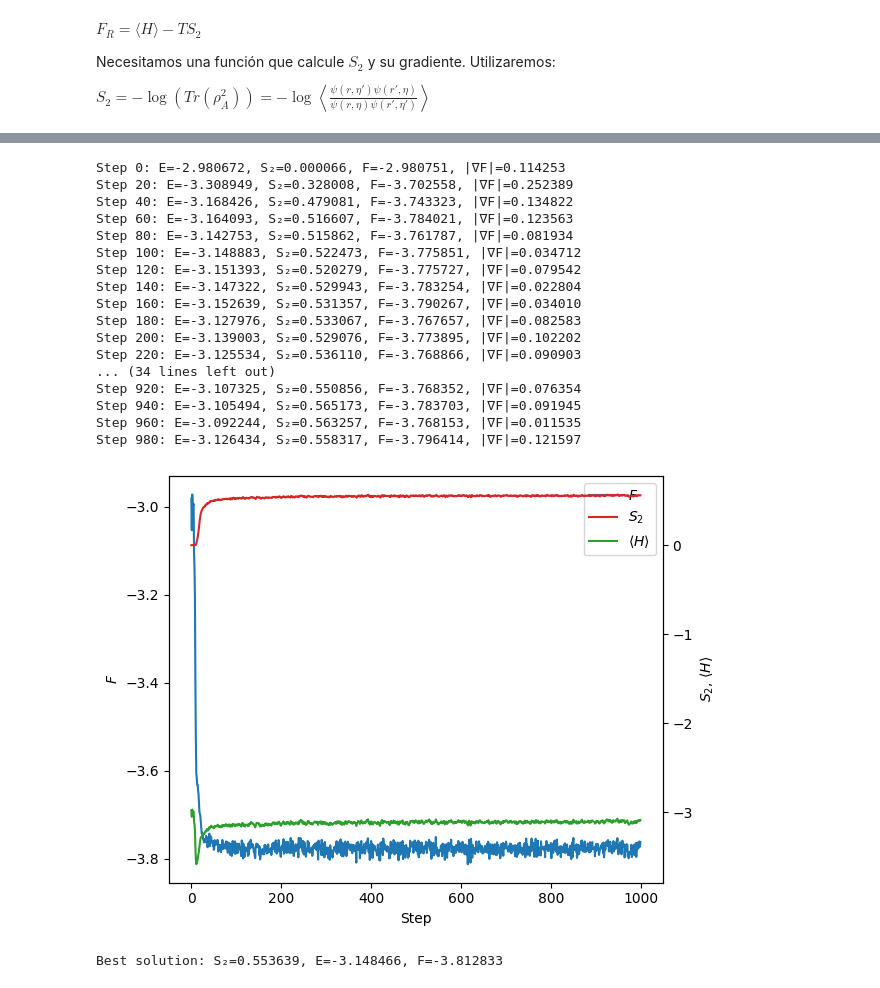
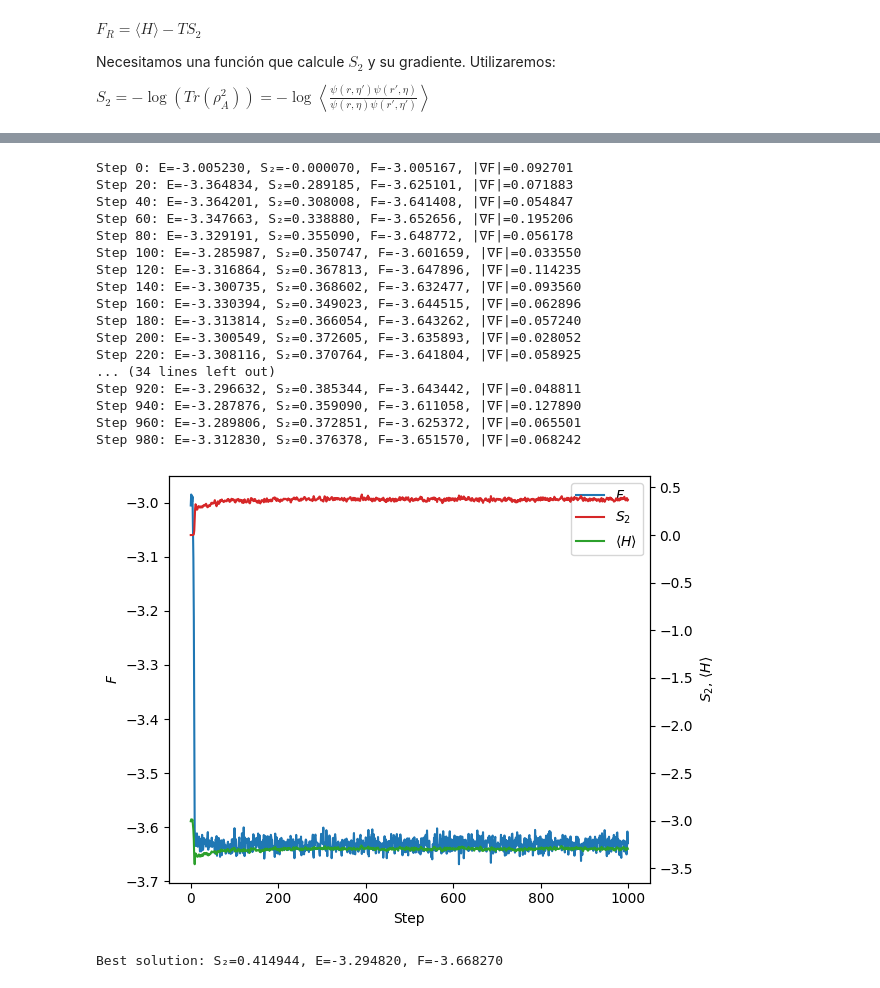
Before and after one commit to ismaelcastrouimp/TFM, a Jupyter notebook: Ancilla_Ising.ipynb, the cells around one changed output, grey strips where cells are left out. Drawn from its saved outputs; the diff is of its cells as text; code cells hidden in the pictures.

```diff
--- a/Ancilla_Ising.ipynb
+++ b/Ancilla_Ising.ipynb
@@ -1419,8 +1586,8 @@ class RBM_Z2(nn.Module):
 #Se busca el estado que maximiza S₂, en nuestro caso max(S₂)=ln(N+N_ancilla)
 
 partition = list(range(N))
-# sampler = nk.sampler.ExactSampler(hilbert=hi_extended)
-sampler = nk.sampler.MetropolisLocal(hi_extended)
+sampler = nk.sampler.ExactSampler(hilbert=hi_extended)
+# sampler = nk.sampler.MetropolisLocal(hi_extended)
 model = RBM_Z2(alpha=1, trivial_Z2=True)
 # model = GaugeFixedRBM(N)
 vstate = nk.vqs.MCState(sampler, model, n_samples=3008)
@@ -1440,7 +1607,8 @@ S2_obs = nk.experimental.observable.Renyi2EntanglementEntropy(hi_extended, parti
 
 for step in range(1000):
     S2_nk = vstate.expect(S2_obs).mean.real*np.log(2)
-    S2, S2_grad_2 = renyi2_entropy_and_grad_sampled(vstate, partition, vstate.n_samples)
+    # S2, S2_grad_2 = renyi2_entropy_and_grad_sampled(vstate, partition, vstate.n_samples)
+    S2, S2_grad_2 = renyi2_entropy_and_grad_reinforce(vstate, partition, vstate.n_samples)
     # S2, S2_grad_2 = renyi2_grad_exact(vstate, partition)
     # S2_lambda, _ = renyi2_value_and_grad_lambda(vstate, hi_extended, partition, vstate.n_samples, 10)
     # S2_lambda, S2_grad_2 = renyi2_entropy_and_grad_lambda_integral(vstate, partition, vstate.n_samples, n_lambda=20)
@@ -1902,8 +2070,9 @@ def free_energy_minimize(vstate,optimizer,T,partition,Hamiltonian,n_samples,n_st
         if isFullSum:
             S2, S2_grad = renyi2_entropy_and_grad_fullsum(vstate, partition)
         else:
-            S2, S2_grad = renyi2_entropy_and_grad_sampled(vstate, partition, n_samples, key=step)
-            S2, S2_grad = renyi2_grad_exact(vstate, partition, isFullSum=isFullSum)
+            # S2, S2_grad = renyi2_entropy_and_grad_sampled(vstate, partition, n_samples, key=step)
+            # S2, S2_grad = renyi2_grad_exact(vstate, partition, isFullSum=isFullSum)
+            S2, S2_grad = renyi2_entropy_and_grad_reinforce(vstate, partition, vstate.n_samples)
             # S2, S2_grad = renyi2_entropy_and_grad_lambda_integral(vstate, partition, vstate.n_samples, n_lambda=1000)
         # 3) Normalización de gradientes
         if normalize_gradients:
@@ -2624,40 +2519,40 @@ SNR grad      = 2.055
 # %%
 partition = list(range(N))
 sampler = nk.sampler.ExactSampler(hilbert=hi_extended)
 model = RBM_Z2(alpha=1, trivial_Z2=True)
-vstate = nk.vqs.MCState(sampler, model, n_samples=5000)
+vstate = nk.vqs.MCState(sampler, model, n_samples=10000)
 # vstate = nk.vqs.FullSumState(hi_extended, model)
 lr = 0.1
 # lr = optax.warmup_cosine_decay_schedule(init_value=0.5, peak_value=0.8, warmup_steps=300, decay_steps=1000, end_value=0.2)
 # lr = optax.linear_onecycle_schedule(transition_steps=1000, peak_value=0.4, pct_start=0.5, pct_final=0.9, div_factor=10, final_div_factor=100)
 optimizer = optax.sgd(learning_rate=lr,momentum=0.3)
 # optimizer = nk.optimizer.SR(diag_shift=1e-3)
 # optimizer = optax.adam(learning_rate=lr)
-T = 1.2
+T = 0.9
 
 _,_,_,f_best,E_best,S_best = free_energy_minimize(vstate, optimizer, T, partition, H_extended, 5000,isFullSum=False)
 
 print(f"Best solution: S₂={S_best:.6f}, E={E_best:.6f}, F={f_best:.6f}")
 # %% [output]
-Step 0: E=-2.980672, S₂=0.000066, F=-2.980751, |∇F|=0.114253
-Step 20: E=-3.308949, S₂=0.328008, F=-3.702558, |∇F|=0.252389
-Step 40: E=-3.168426, S₂=0.479081, F=-3.743323, |∇F|=0.134822
-Step 60: E=-3.164093, S₂=0.516607, F=-3.784021, |∇F|=0.123563
-Step 80: E=-3.142753, S₂=0.515862, F=-3.761787, |∇F|=0.081934
-Step 100: E=-3.148883, S₂=0.522473, F=-3.775851, |∇F|=0.034712
-Step 120: E=-3.151393, S₂=0.520279, F=-3.775727, |∇F|=0.079542
-Step 140: E=-3.147322, S₂=0.529943, F=-3.783254, |∇F|=0.022804
-Step 160: E=-3.152639, S₂=0.531357, F=-3.790267, |∇F|=0.034010
-Step 180: E=-3.127976, S₂=0.533067, F=-3.767657, |∇F|=0.082583
-Step 200: E=-3.139003, S₂=0.529076, F=-3.773895, |∇F|=0.102202
-Step 220: E=-3.125534, S₂=0.536110, F=-3.768866, |∇F|=0.090903
+Step 0: E=-3.005230, S₂=-0.000070, F=-3.005167, |∇F|=0.092701
+Step 20: E=-3.364834, S₂=0.289185, F=-3.625101, |∇F|=0.071883
+Step 40: E=-3.364201, S₂=0.308008, F=-3.641408, |∇F|=0.054847
+Step 60: E=-3.347663, S₂=0.338880, F=-3.652656, |∇F|=0.195206
+Step 80: E=-3.329191, S₂=0.355090, F=-3.648772, |∇F|=0.056178
+Step 100: E=-3.285987, S₂=0.350747, F=-3.601659, |∇F|=0.033550
+Step 120: E=-3.316864, S₂=0.367813, F=-3.647896, |∇F|=0.114235
+Step 140: E=-3.300735, S₂=0.368602, F=-3.632477, |∇F|=0.093560
+Step 160: E=-3.330394, S₂=0.349023, F=-3.644515, |∇F|=0.062896
+Step 180: E=-3.313814, S₂=0.366054, F=-3.643262, |∇F|=0.057240
+Step 200: E=-3.300549, S₂=0.372605, F=-3.635893, |∇F|=0.028052
+Step 220: E=-3.308116, S₂=0.370764, F=-3.641804, |∇F|=0.058925
 ... (34 lines left out)
-Step 920: E=-3.107325, S₂=0.550856, F=-3.768352, |∇F|=0.076354
-Step 940: E=-3.105494, S₂=0.565173, F=-3.783703, |∇F|=0.091945
-Step 960: E=-3.092244, S₂=0.563257, F=-3.768153, |∇F|=0.011535
-Step 980: E=-3.126434, S₂=0.558317, F=-3.796414, |∇F|=0.121597
+Step 920: E=-3.296632, S₂=0.385344, F=-3.643442, |∇F|=0.048811
+Step 940: E=-3.287876, S₂=0.359090, F=-3.611058, |∇F|=0.127890
+Step 960: E=-3.289806, S₂=0.372851, F=-3.625372, |∇F|=0.065501
+Step 980: E=-3.312830, S₂=0.376378, F=-3.651570, |∇F|=0.068242
-[figure, old version]
+[figure, new version]
-Best solution: S₂=0.553639, E=-3.148466, F=-3.812833
+Best solution: S₂=0.414944, E=-3.294820, F=-3.668270
 # %%
 visualize_free_energy_landscape(vstate, H_extended, partition, vstate.parameters, T)
 # %%
```
Also changed, not shown: parts of 17 cells of this notebook.
